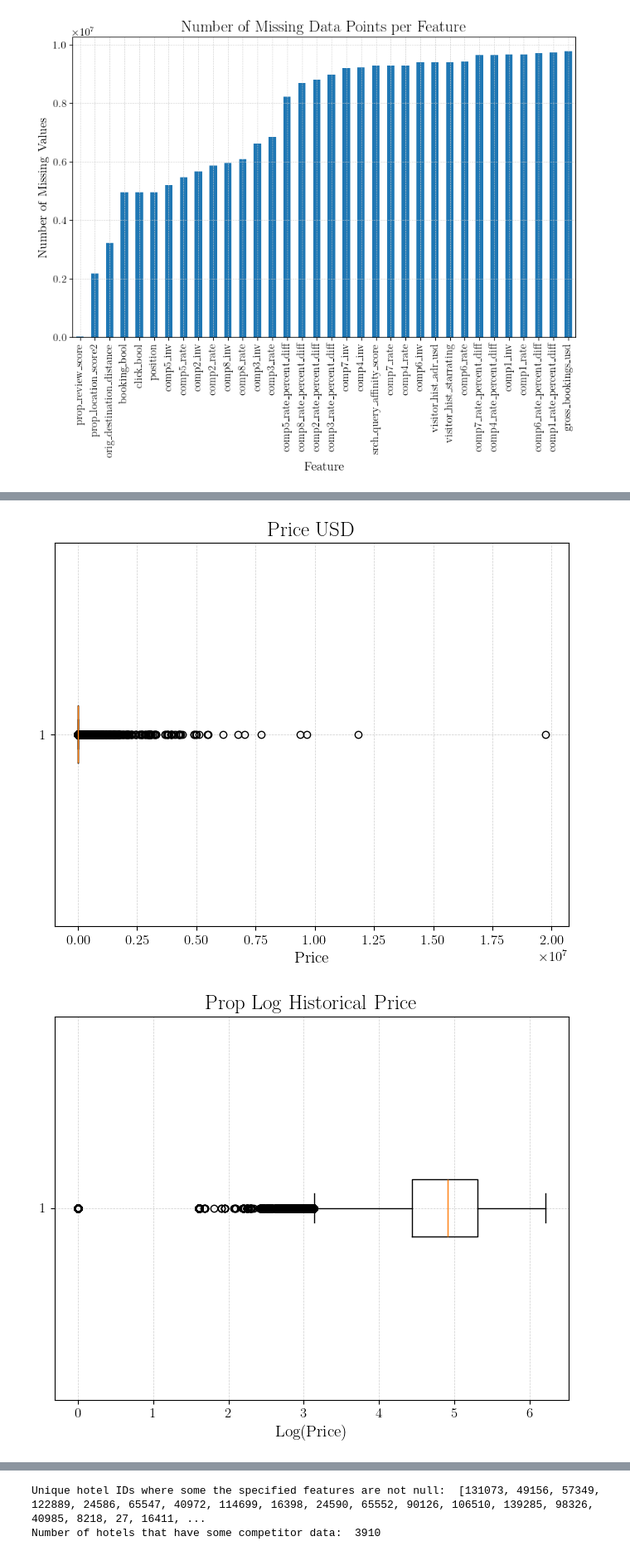
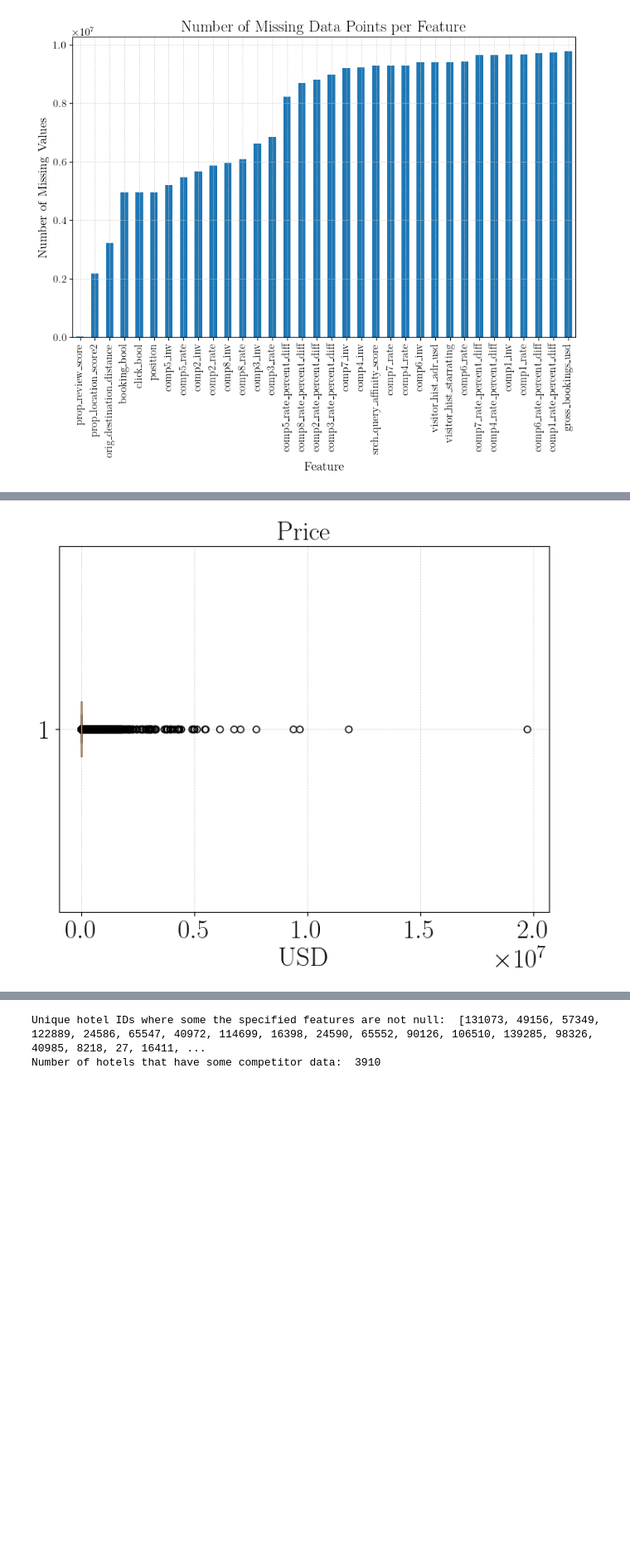
Before and after one commit to nabilasiregar/expedia-kaggle-competition, a Jupyter notebook: notebooks/eda.ipynb, the cells around one changed output, grey strips where cells are left out. Shown: that part at 83% size. Drawn from its saved outputs; the diff is of its cells as text; code cells hidden in the pictures; blank space fills up the shorter version.

Commit message:
changed some plots

```diff
--- a/notebooks/eda.ipynb
+++ b/notebooks/eda.ipynb
@@ -10,12 +10,12 @@ import math
 #For making pretty LaTeX plots
 plt.rcParams.update({
     "font.family": "serif",
-    "font.size": 18,
-    "axes.titlesize": 18,
-    "axes.labelsize": 14,
-    "xtick.labelsize": 12,
-    "ytick.labelsize": 12,
-    "legend.fontsize": 12,
+    "font.size": 36,
+    "axes.titlesize": 24,
+    "axes.labelsize": 24,
+    "xtick.labelsize": 18,
+    "ytick.labelsize": 18,
+    "legend.fontsize": 24,
     "figure.figsize": (8, 6),
     "figure.dpi": 100,
     "savefig.dpi": 200,
@@ -33,8 +33,8 @@ plt.rcParams.update({
 })
 # %%
 #Combining the datasets to have an overall view
-train_df = pd.read_csv('/Users/sophieengels/Desktop/dmt-2024-2nd-assignment/training_set_VU_DM.csv')
-test_df = pd.read_csv('/Users/sophieengels/Desktop/dmt-2024-2nd-assignment/test_set_VU_DM.csv')
+train_df = pd.read_csv('../data/raw/training_set_VU_DM.csv')
+test_df = pd.read_csv('../data/raw/test_set_VU_DM.csv')
 all_data = pd.concat([train_df, test_df], ignore_index=True)
 # %%
 # Determining where the missing data is
@@ -73,18 +73,12 @@ plt.show()
 # %%
-plt.figure(figsize=(8,6))  # Adjust the figure size if needed
+plt.figure(figsize=(8,6))
 plt.boxplot(all_data['price_usd'].dropna(), vert=False)
-plt.title("Price USD")
-plt.xlabel("Price")
+plt.title("Price")
+plt.xlabel("USD")
+plt.ylabel("")
 plt.show()
-
-plt.figure(figsize=(8,6))  # Adjust the figure size if needed
-plt.boxplot(all_data['prop_log_historical_price'].dropna(), vert=False)
-plt.title("Prop Log Historical Price")
-plt.xlabel("Log(Price)")
-plt.show()
 # %% [output]
-[figure, old version]
+[figure, new version]
-[figure, removed]
 # %%
 #Ratings and Property Related Visualizations
 
```
Also changed, not shown: parts of 4 cells of this notebook.
